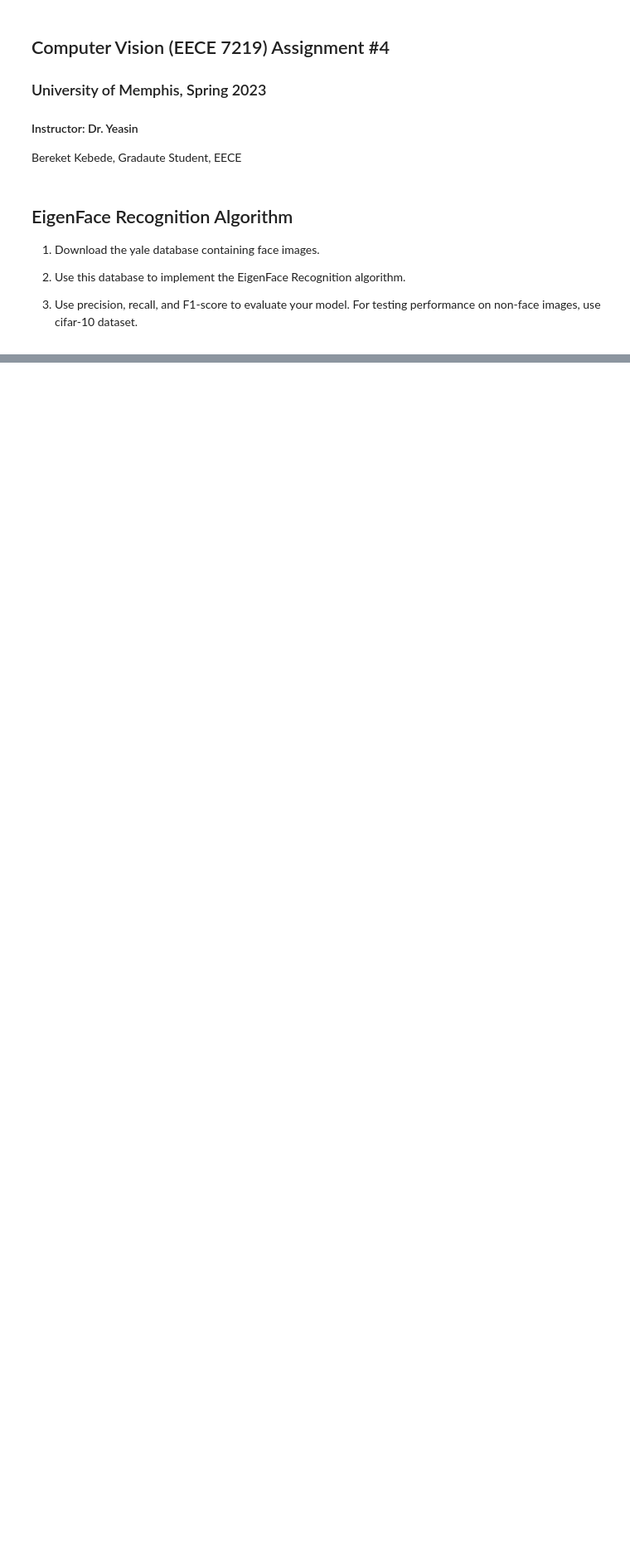
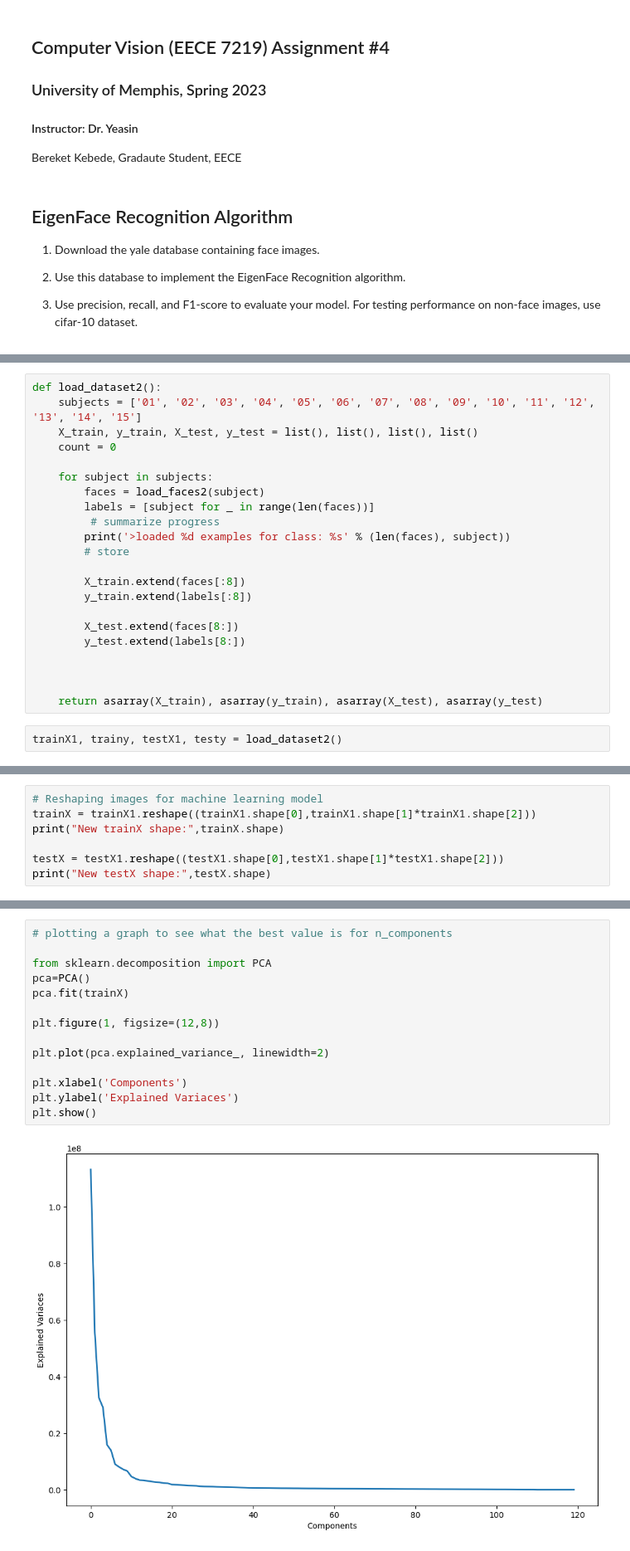
Before and after one commit to bereketeshete/Computer-Vision, a Jupyter notebook: Assignment 4 - EigenFace Recognition/EigenFace Recognition Algorithm.ipynb, the cells around one changed output, grey strips where cells are left out. Shown at 83% size. Cells and saved outputs as stored; diff of their text form; blank space fills up the shorter version.

Commit message:
EigenFace Recognition Algorithm

```diff
--- a/Assignment 4 - EigenFace Recognition/EigenFace Recognition Algorithm.ipynb
+++ b/Assignment 4 - EigenFace Recognition/EigenFace Recognition Algorithm.ipynb
@@ -507,0 +35,24 @@ On the other hand; the system doesn't see the 'test set', so the accuracy depend
+# %%
+def load_dataset2():
+    subjects = ['01', '02', '03', '04', '05', '06', '07', '08', '09', '10', '11', '12', '13', '14', '15']
+    X_train, y_train, X_test, y_test = list(), list(), list(), list()
+    count = 0
+
+    for subject in subjects:
+        faces = load_faces2(subject)
+        labels = [subject for _ in range(len(faces))]
+         # summarize progress
+        print('>loaded %d examples for class: %s' % (len(faces), subject))
+        # store
+
+        X_train.extend(faces[:8])
+        y_train.extend(labels[:8])
+
+        X_test.extend(faces[8:])
+        y_test.extend(labels[8:])
+
+
+
+    return asarray(X_train), asarray(y_train), asarray(X_test), asarray(y_test)
+# %%
+trainX1, trainy, testX1, testy = load_dataset2()
@@ -507,0 +79,7 @@ On the other hand; the system doesn't see the 'test set', so the accuracy depend
+# %%
+# Reshaping images for machine learning model
+trainX = trainX1.reshape((trainX1.shape[0],trainX1.shape[1]*trainX1.shape[2]))
+print("New trainX shape:",trainX.shape)
+
+testX = testX1.reshape((testX1.shape[0],testX1.shape[1]*testX1.shape[2]))
+print("New testX shape:",testX.shape)
@@ -507,0 +89,16 @@ On the other hand; the system doesn't see the 'test set', so the accuracy depend
+# %%
+# plotting a graph to see what the best value is for n_components
+
+from sklearn.decomposition import PCA
+pca=PCA()
+pca.fit(trainX)
+
+plt.figure(1, figsize=(12,8))
+
+plt.plot(pca.explained_variance_, linewidth=2)
+
+plt.xlabel('Components')
+plt.ylabel('Explained Variaces')
+plt.show()
+# %% [output]
+[figure, added]
```
Also changed, not shown: parts of 63 cells of this notebook.
